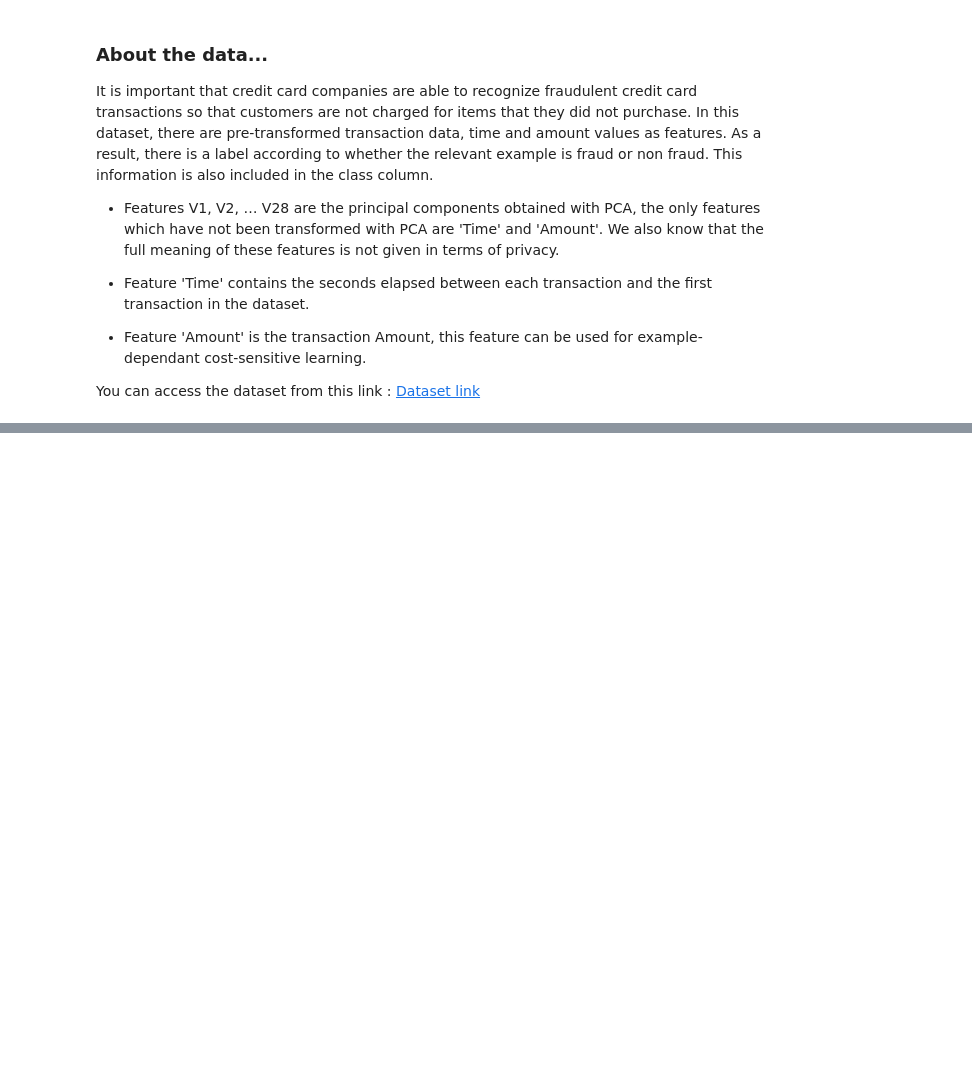
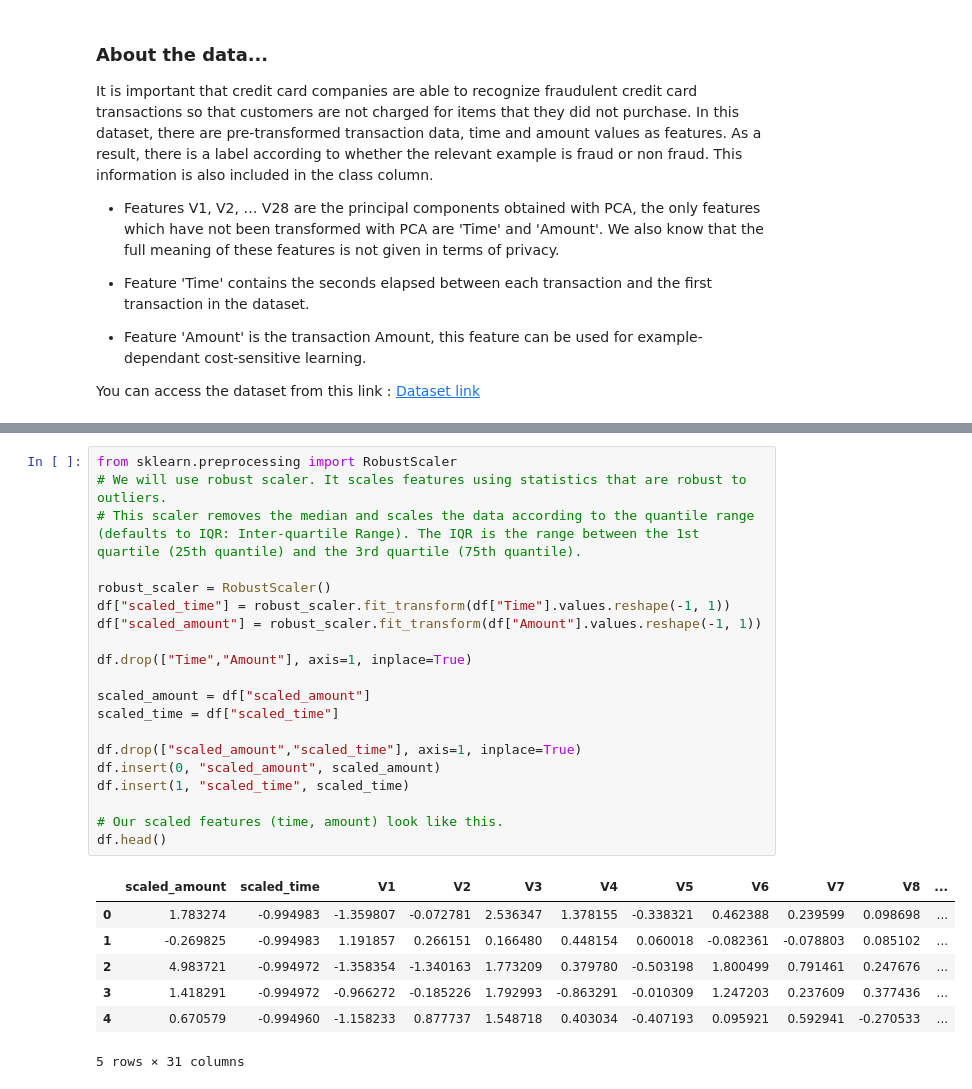
Before and after one commit to ugurcanerdogan/Cross-Validation-with-Imbalanced-Dataset, a Jupyter notebook: notebook.ipynb, the cells around one changed output, grey strips where cells are left out. Saved outputs shown, nothing was run; the diff lists cells and outputs as text; blank space fills up the shorter version.

```diff
--- a/notebook.ipynb
+++ b/notebook.ipynb
@@ -99,0 +106,28 @@ df.describe()
+# %%
+from sklearn.preprocessing import RobustScaler
+# We will use robust scaler. It scales features using statistics that are robust to outliers.
+# This scaler removes the median and scales the data according to the quantile range (defaults to IQR: Inter-quartile Range). The IQR is the range between the 1st quartile (25th quantile) and the 3rd quartile (75th quantile).
+
+robust_scaler = RobustScaler()
+df["scaled_time"] = robust_scaler.fit_transform(df["Time"].values.reshape(-1, 1))
+df["scaled_amount"] = robust_scaler.fit_transform(df["Amount"].values.reshape(-1, 1))
+
+df.drop(["Time","Amount"], axis=1, inplace=True)
+
+scaled_amount = df["scaled_amount"]
+scaled_time = df["scaled_time"]
+
+df.drop(["scaled_amount","scaled_time"], axis=1, inplace=True)
+df.insert(0, "scaled_amount", scaled_amount)
+df.insert(1, "scaled_time", scaled_time)
+
+# Our scaled features (time, amount) look like this.
+df.head()
+# %% [output]
+|  | scaled_amount | scaled_time | V1 | V2 | V3 | V4 | V5 | V6 | V7 | V8 | ... |
+| 0 | 1.783274 | -0.994983 | -1.359807 | -0.072781 | 2.536347 | 1.378155 | -0.338321 | 0.462388 | 0.239599 | 0.098698 | ... |
+| 1 | -0.269825 | -0.994983 | 1.191857 | 0.266151 | 0.166480 | 0.448154 | 0.060018 | -0.082361 | -0.078803 | 0.085102 | ... |
+| 2 | 4.983721 | -0.994972 | -1.358354 | -1.340163 | 1.773209 | 0.379780 | -0.503198 | 1.800499 | 0.791461 | 0.247676 | ... |
+| 3 | 1.418291 | -0.994972 | -0.966272 | -0.185226 | 1.792993 | -0.863291 | -0.010309 | 1.247203 | 0.237609 | 0.377436 | ... |
+| 4 | 0.670579 | -0.994960 | -1.158233 | 0.877737 | 1.548718 | 0.403034 | -0.407193 | 0.095921 | 0.592941 | -0.270533 | ... |
+5 rows × 31 columns
```
Also changed, not shown: parts of 11 cells of this notebook, 1 other file.
